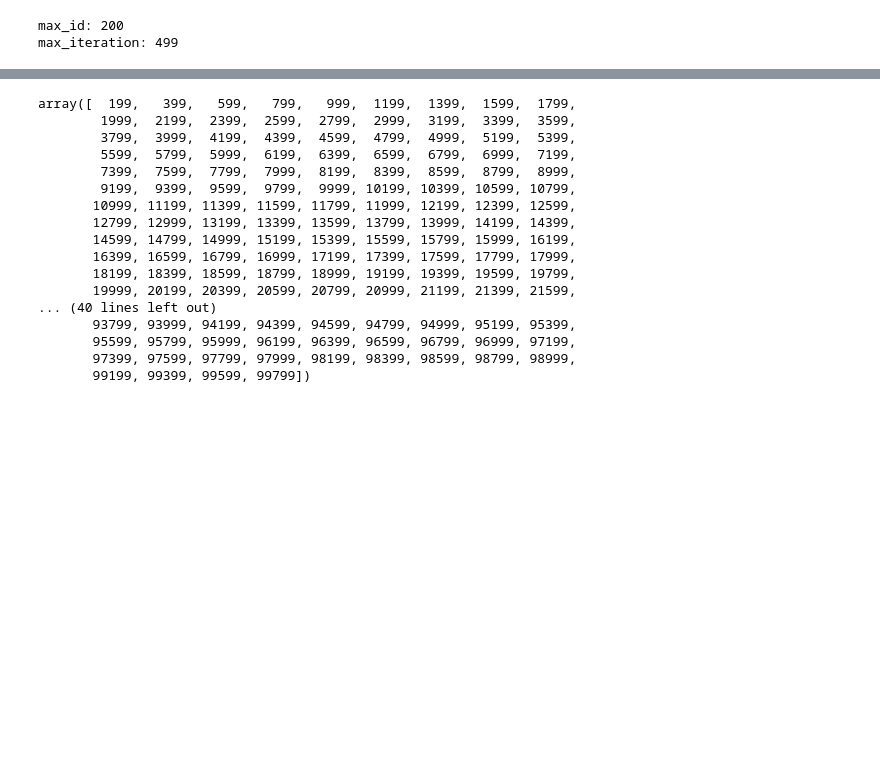
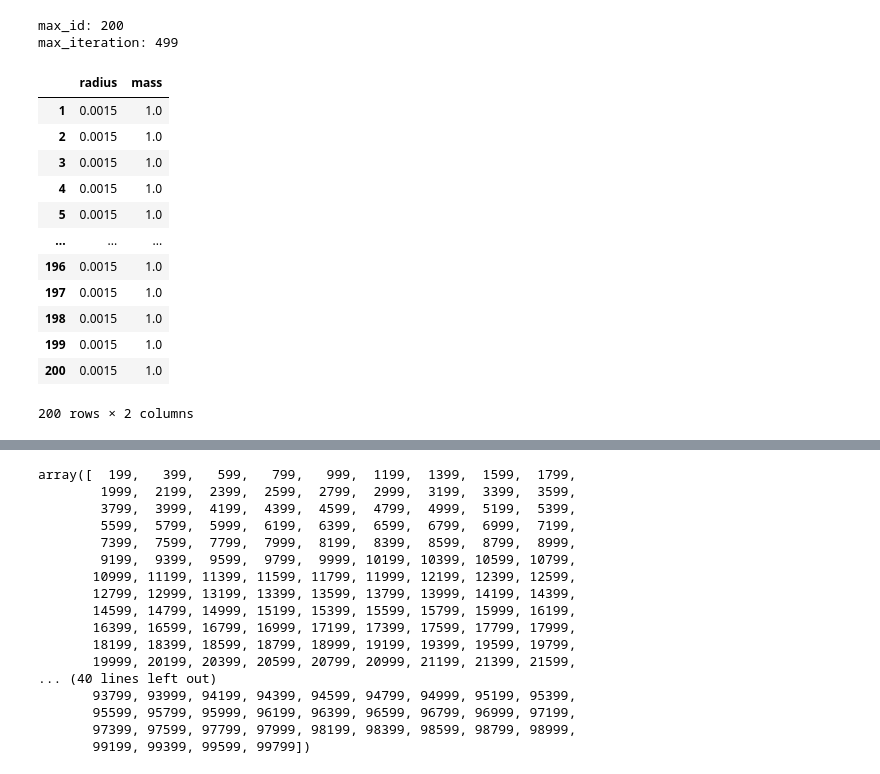
Before and after one commit to JuArce/SS_TP3, a Jupyter notebook: data_analysis/OvitoExporter.ipynb, the cells around one changed output, grey strips where cells are left out. Saved outputs shown, nothing was run; the diff lists cells and outputs as text; code cells hidden in the pictures; blank space fills up the shorter version.

```diff
--- a/data_analysis/OvitoExporter.ipynb
+++ b/data_analysis/OvitoExporter.ipynb
@@ -36,6 +81,23 @@ print(f'max_id: {max_id}\nmax_iteration: {max_iteration}')
 # %% [output]
 max_id: 200
 max_iteration: 499
+# %%
+s_data.index = np.arange(1, len(s_data) + 1)
+s_data
+# %% [output]
+|  | radius | mass |
+| 1 | 0.0015 | 1.0 |
+| 2 | 0.0015 | 1.0 |
+| 3 | 0.0015 | 1.0 |
+| 4 | 0.0015 | 1.0 |
+| 5 | 0.0015 | 1.0 |
+| ... | ... | ... |
+| 196 | 0.0015 | 1.0 |
+| 197 | 0.0015 | 1.0 |
+| 198 | 0.0015 | 1.0 |
+| 199 | 0.0015 | 1.0 |
+| 200 | 0.0015 | 1.0 |
+200 rows × 2 columns
 # %%
 join_data = data.join(s_data,on='id')
 print(join_data)
```
Also changed, not shown: parts of 9 cells of this notebook.
